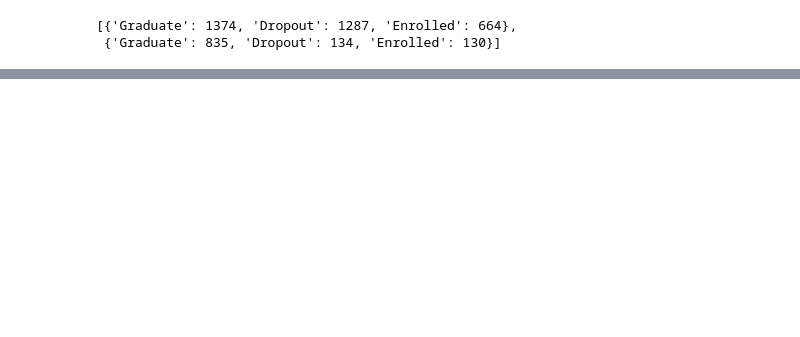
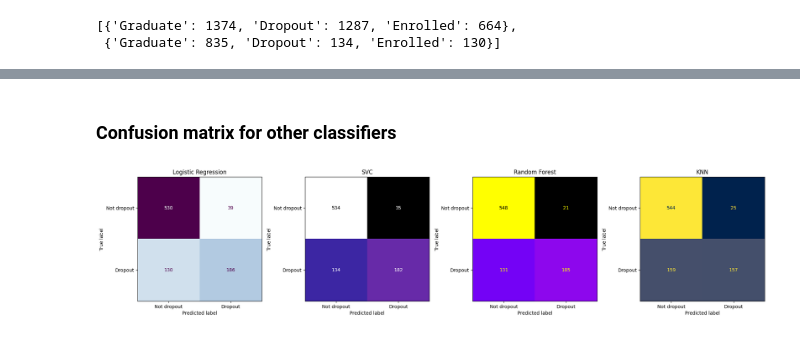
Before and after one commit to Damiieibikun/Student-s-Dropout-Prediction-using-Supervised-Machine-Learning-Classifiers, a Jupyter notebook: Student's_dropout.ipynb, the cells around one changed output, grey strips where cells are left out. Cells and saved outputs as stored; diff of their text form; code cells hidden in the pictures; blank space fills up the shorter version.

```diff
--- a/Student's_dropout.ipynb
+++ b/Student's_dropout.ipynb
@@ -959,0 +882,3 @@ fig.show('png')
+# %%
+# Determine best n value
+n = val_accuracy.index(max(val_accuracy)) + 1
@@ -959,0 +937,4 @@ fig.show('png')
+# %%
+list_of_models = ['Logistic Regression','Decision Tree', 'SVC','Random Forest', 'KNN']
+dictionary_models = {list_of_models[i]: trained_models[i] for i in range(len(list_of_models))}
+dictionary_models
@@ -959,0 +947,19 @@ fig.show('png')
+# %%
+# Find the highest score
+scores = [svm_acc, rf_acc, lr_acc, knn_acc, tree_acc]
+best_score = max(scores)
+key_best_model = ''
+best_model = ''
+
+# Generate a heatmap for the classifier that has the highest score
+for key, value in accuracy_of_models.items():
+  if best_score == value:
+    key_best_model = key
+    best_model = dictionary_models[key_best_model]
+    ConfusionMatrixDisplay.from_estimator(best_model,
+                                          X_test, y_test,
+                                          display_labels=['Not dropout', 'Dropout'])
+    plt.title(key_best_model);
+
+    #Pop the best performing model from dictionary
+    dictionary_models.pop(key_best_model)
@@ -960,3 +968,26 @@ fig.show('png')
+# %% [markdown]
+### Confusion matrix for other classifiers
+# %%
+colors = ['BuPu', 'CMRmap', 'gnuplot', 'cividis']
+position = 0
+
+fig, ax = plt.subplots(1, 4, figsize=(20, 20))
+
+for key, value in dictionary_models.items():
+    disp = ConfusionMatrixDisplay.from_estimator(value,
+                                                 X_test, y_test,
+                                                 display_labels=['Not dropout', 'Dropout'],
+                                                 cmap=colors[position], ax=ax[position], colorbar=False)
+
+    # Add title
+    ax[position].set_title(key)
+
+    position += 1
+
+plt.tight_layout()  # Adjust spacing between subplots
+plt.show()
+# %% [output]
+[figure, added]
 # %%
 Markdown(f"""
 #### From the results above we can see that {best_model} perfoms best with the highest accuracy of {round(best_score * 100, 2)}%""")
```
Also changed, not shown: parts of 155 cells of this notebook.
